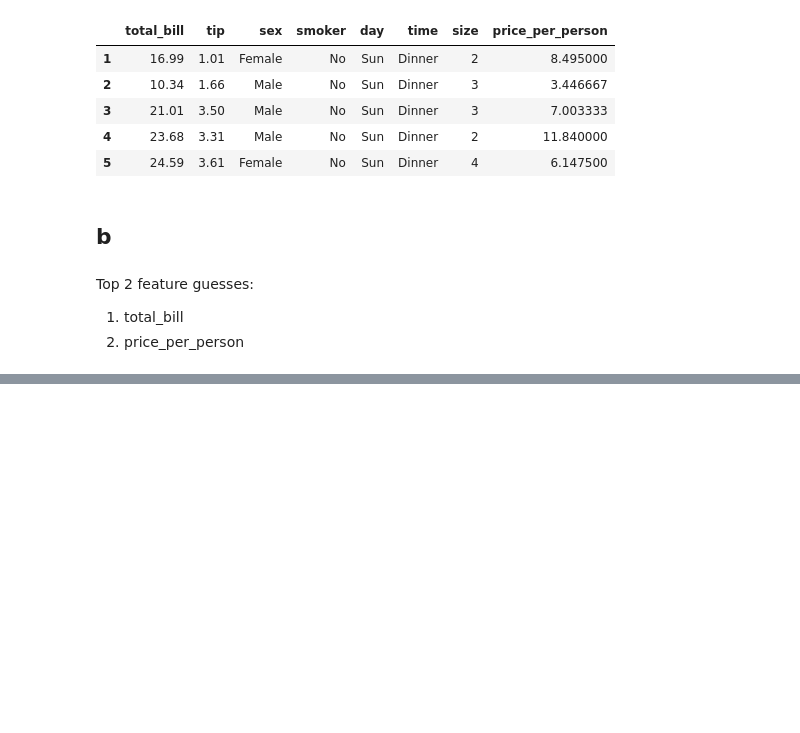
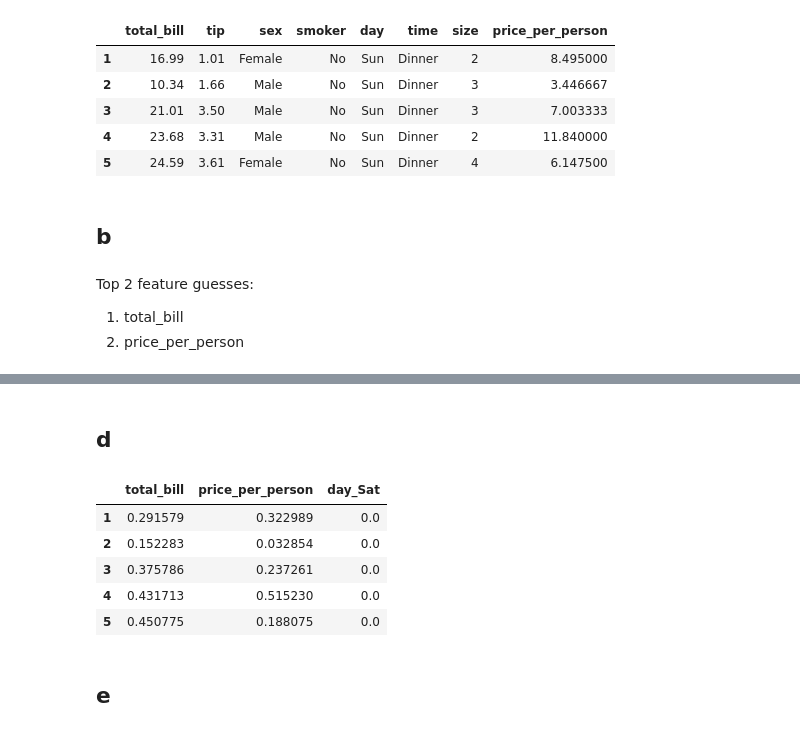
Before and after one commit to hinzle/regression-exercises, a Jupyter notebook: feature_engineering.ipynb, the cells around one changed output, grey strips where cells are left out. Saved outputs shown, nothing was run; the diff lists cells and outputs as text; code cells hidden in the pictures; blank space fills up the shorter version.

```diff
--- a/feature_engineering.ipynb
+++ b/feature_engineering.ipynb
@@ -65,0 +129,25 @@ NameError: name 'kbest' is not defined
+# %% [markdown]
+## d
+# %%
+lm = LinearRegression()
+# %%
+rfe = RFE(lm, n_features_to_select=2)
+# %%
+# Transforming data using RFE
+X_rfe = rfe.fit_transform(X_train,y_train)
+# %%
+X_train_transformed = pd.DataFrame(
+    rfe.transform(X_train),
+    index=X_train.index,
+    columns=X_train.columns[rfe.support_]
+)
+X_train_transformed.head()
+# %% [output]
+|  | total_bill | price_per_person | day_Sat |
+| 1 | 0.291579 | 0.322989 | 0.0 |
+| 2 | 0.152283 | 0.032854 | 0.0 |
+| 3 | 0.375786 | 0.237261 | 0.0 |
+| 4 | 0.431713 | 0.515230 | 0.0 |
+| 5 | 0.450775 | 0.188075 | 0.0 |
+# %% [markdown]
+## e
```
Also changed, not shown: parts of 15 cells of this notebook.
